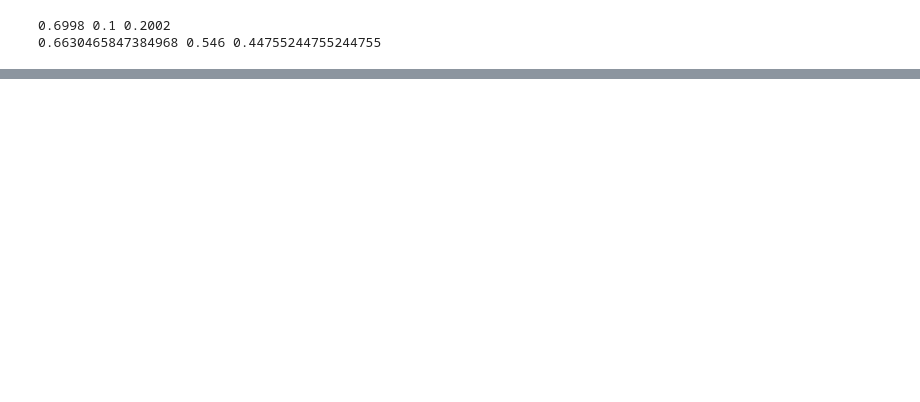
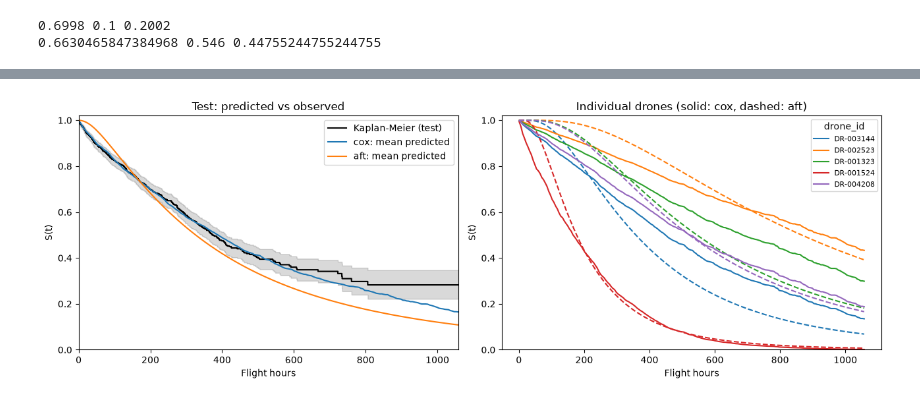
Before and after one commit to timofeytkachenko/drone_survival_analysis, a Jupyter notebook: drone_survival.ipynb, the cells around one changed output, grey strips where cells are left out. Saved outputs shown, nothing was run; the diff lists cells and outputs as text; code cells hidden in the pictures; blank space fills up the shorter version.

```diff
--- a/drone_survival.ipynb
+++ b/drone_survival.ipynb
@@ -144,0 +151,43 @@ S_aft = best_aft.survival(test, TIMES)
+# %%
+models = {"cox": best_cox, "aft": best_aft}
+
+grid = np.linspace(1, np.quantile(train["duration_h"], 0.95), 200)
+curves = {name: model.survival(test, grid) for name, model in models.items()}
+
+km_time, km_surv, km_ci = kaplan_meier_estimator(
+    test["event"].astype(bool), test["duration_h"], conf_type="log-log"
+)
+
+fig, axes = plt.subplots(1, 2, figsize=(13, 4.5))
+
+ax = axes[0]
+ax.step(km_time, km_surv, where="post", color="black", label="Kaplan-Meier (test)")
+ax.fill_between(km_time, km_ci[0], km_ci[1], step="post", color="black", alpha=0.15)
+for name, S in curves.items():
+    ax.plot(grid, S.mean(axis=0), label=f"{name}: mean predicted")
+ax.set(
+    title="Test: predicted vs observed",
+    xlabel="Flight hours",
+    ylabel="S(t)",
+    xlim=(0, grid[-1]),
+    ylim=(0, 1.02),
+)
+ax.legend()
+
+ax = axes[1]
+idx = np.random.default_rng(0).choice(len(test), size=5, replace=False)
+for k, i in enumerate(idx):
+    ax.plot(grid, curves["cox"][i], color=f"C{k}", label=test["drone_id"].iloc[i])
+    ax.plot(grid, curves["aft"][i], color=f"C{k}", linestyle="--")
+ax.set(
+    title="Individual drones (solid: cox, dashed: aft)",
+    xlabel="Flight hours",
+    ylabel="S(t)",
+    ylim=(0, 1.02),
+)
+ax.legend(title="drone_id", fontsize=8)
+
+plt.tight_layout()
+plt.show()
+# %% [output]
+[figure, added]
```
Also changed, not shown: parts of 27 cells of this notebook, 14 other files.
